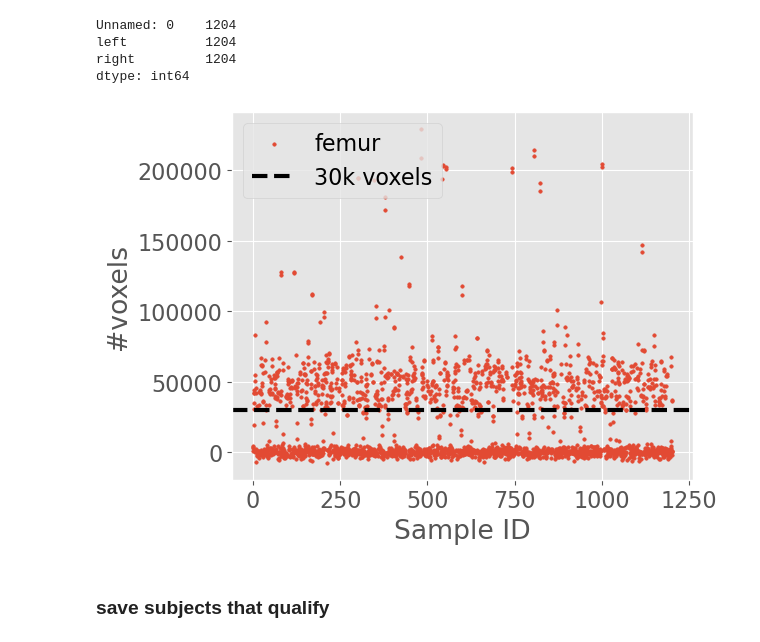
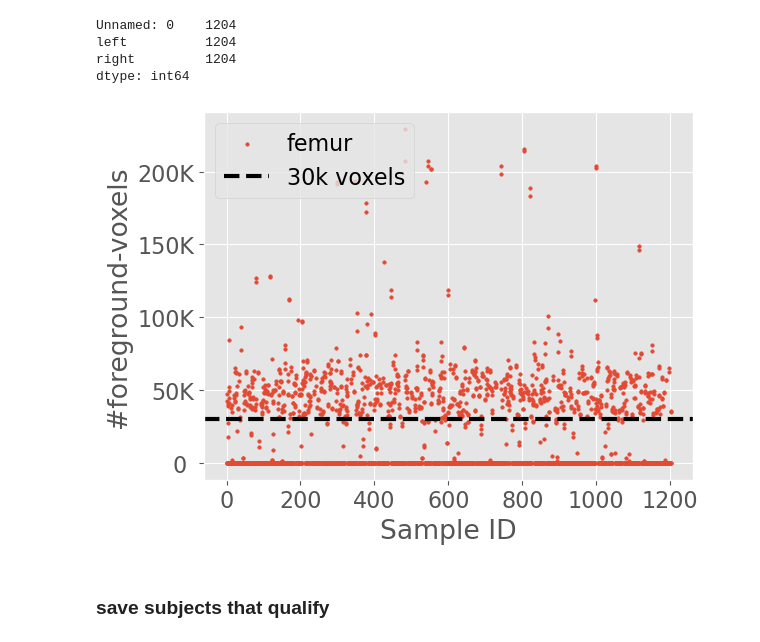
Before and after one commit to naamiinepal/XrayTo3DPreprocess, a Jupyter notebook: workflow/totalsegmentor_femur/TotalSegmentator_femur_voxel_plot.ipynb, the cells around one changed output. Drawn from its saved outputs; the diff is of its cells as text; code cells hidden in the pictures.

Commit message:
adjust ylabel

```diff
--- a/workflow/totalsegmentor_femur/TotalSegmentator_femur_voxel_plot.ipynb
+++ b/workflow/totalsegmentor_femur/TotalSegmentator_femur_voxel_plot.ipynb
@@ -92,18 +92,26 @@ blue_rgba_colors[:, 3] = right_alpha
 def rand_jitter(arr,stdev = 0.01):
     stdev = stdev * (max(arr) - min(arr))
     return arr + np.random.randn(len(arr)) * stdev
+# %%
+from math import floor,log10
+def format_func(value, tick_number=None):
+    num_thousands = 0 if abs(value) < 1000 else floor (log10(abs(value))/3)
+    value = round(value / 1000**num_thousands, 2)
+    return f'{value:g}'+' KMGTPEZY'[num_thousands]
 # %%
-plt.scatter(x = range(len(df['right'])),y=rand_jitter(df['right']),label='femur',s=6,c='#E24A33')
-plt.scatter(x = range(len(df['left'])),y=rand_jitter(df['left']),label='',s=6,c='#E24A33')
+fig,ax = plt.subplots()
+plt.scatter(x = range(len(df['right'])),y=df['right'],label='femur',s=6,c='#E24A33')
+plt.scatter(x = range(len(df['left'])),y=df['left'],label='',s=6,c='#E24A33')
 # plt.axhline(y=(df_non_empty.median(0)['right'] + df_non_empty.median(0)['left'])/2,linestyle='--',label='median',color='b')
 plt.axhline(y=30000,linestyle='--',label='30k voxels',color='k')
-plt.ylabel('#voxels')
+ax.yaxis.set_major_formatter(plt.FuncFormatter(format_func))
+plt.ylabel('#foreground-voxels')
 plt.xlabel('Sample ID')
-plt.legend()
+plt.legend(loc='upper left')
 plt.tight_layout()
 plt.savefig('totalsegmentator_femur_voxel_plot.pdf')
 # %% [output]
-[figure, old version]
+[figure, new version]
 # %% [markdown]
 ### save subjects that qualify
 # %%
```
Also changed, not shown: 6 other files.
